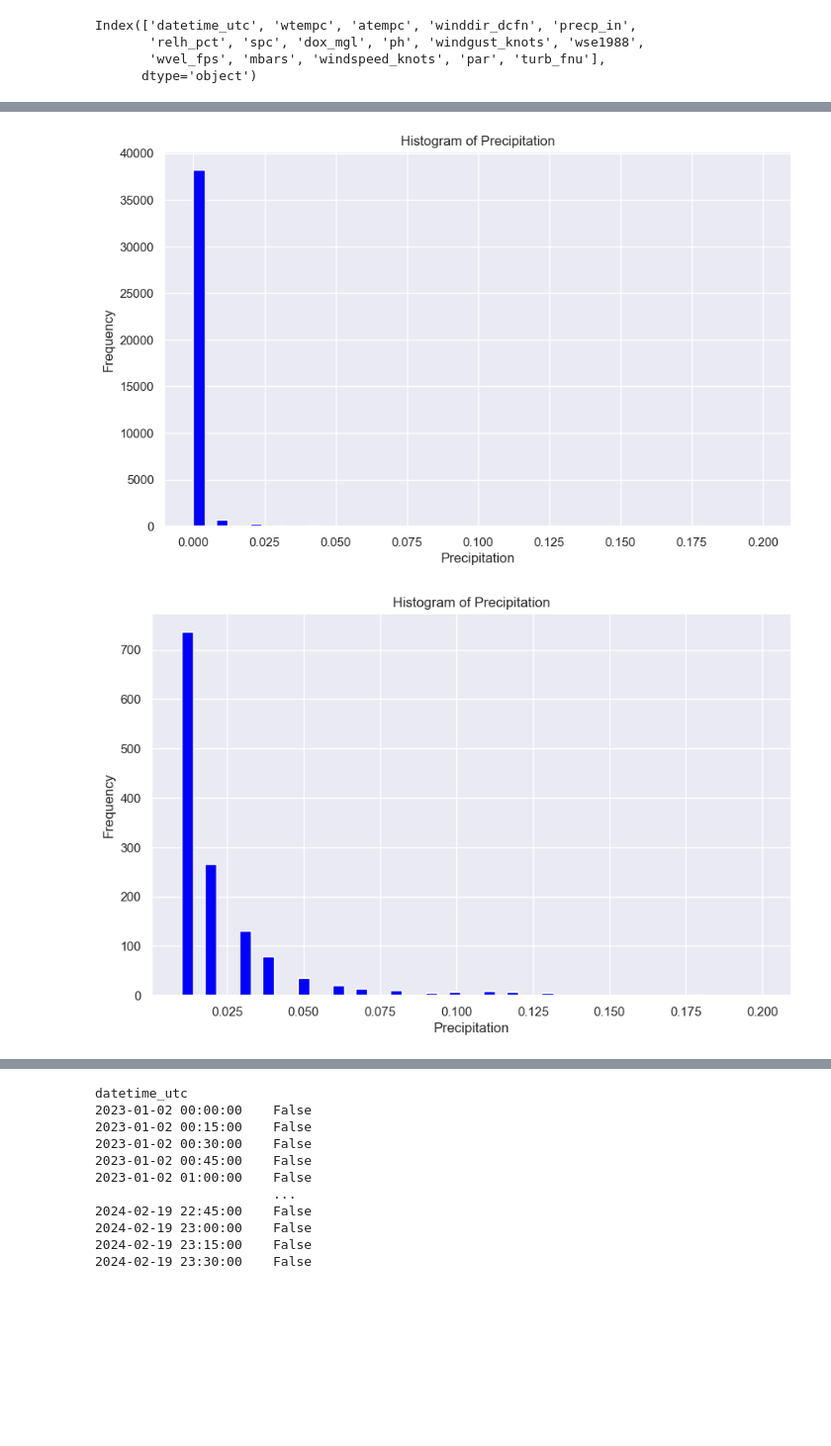
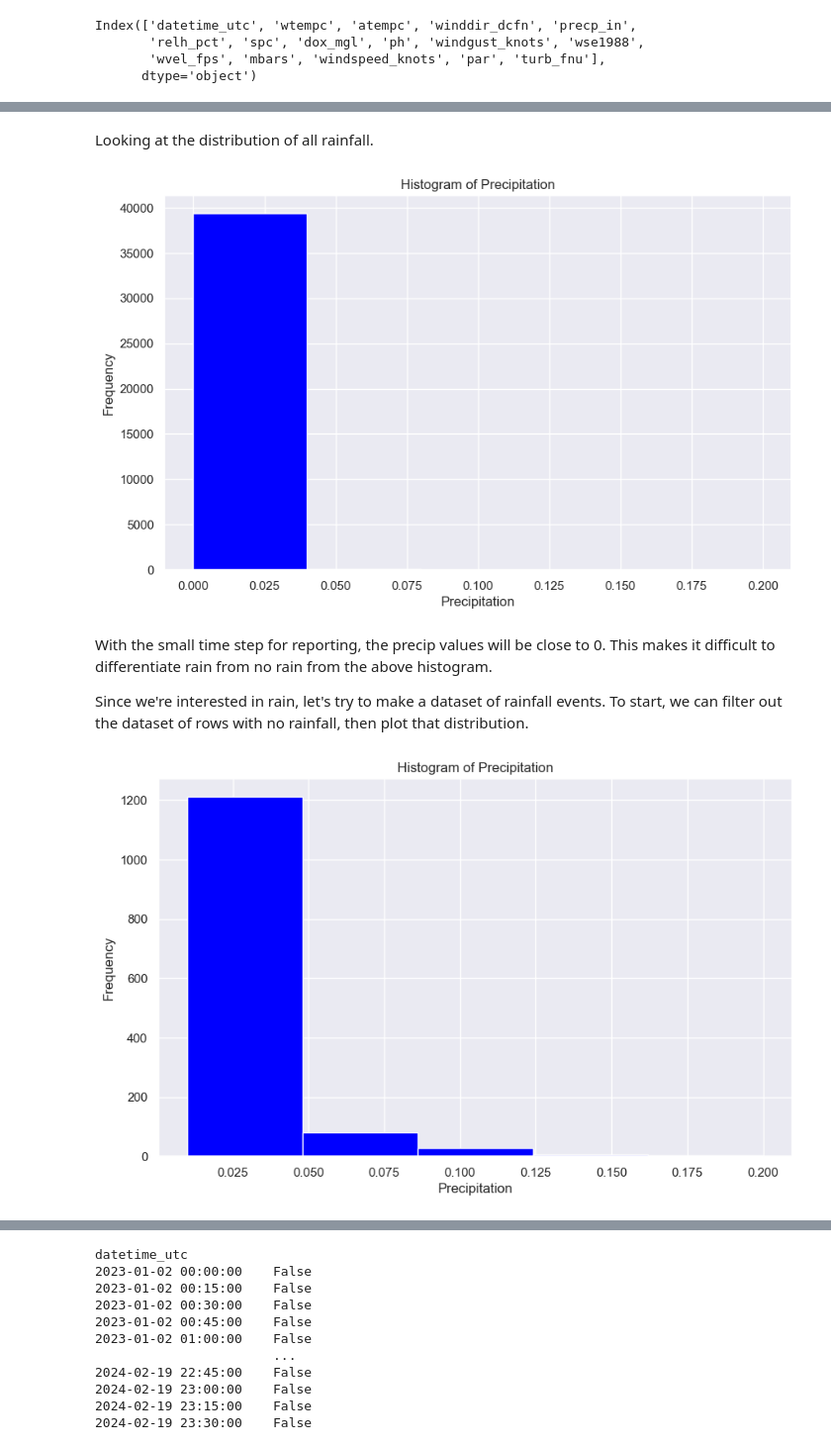
Before and after one commit to dmccormick15/ds-interviews, a Jupyter notebook: src/task_3.ipynb, the cells around one changed output, grey strips where cells are left out. Shown at 99% size. Cells and saved outputs as stored; diff of their text form; code cells hidden in the pictures; blank space fills up the shorter version.

```diff
--- a/src/task_3.ipynb
+++ b/src/task_3.ipynb
@@ -43,24 +42,30 @@ data['precp_in'].isnull().sum()
 precipt = data[['datetime_utc', 'precp_in']]
 precipt = precipt.set_index('datetime_utc')
 precipt.dropna(inplace=True)
+# %% [markdown]
+Looking at the distribution of all rainfall.
 # %%
 #plot histogram
 sns.set()
 plt.figure(figsize=(10, 6))
-plt.hist(precipt['precp_in'], bins=50, color='blue')
+plt.hist(precipt['precp_in'], bins=5, color='blue')
 plt.title('Histogram of Precipitation')
 plt.xlabel('Precipitation')
 plt.ylabel('Frequency')
 plt.show()
 # %% [output]
-[figure, old version]
+[figure, new version]
+# %% [markdown]
+With the small time step for reporting, the precip values will be close to 0. This makes it difficult to differentiate rain from no rain from the above histogram.
+
+Since we're interested in rain, let's try to make a dataset of rainfall events. To start, we can filter out the dataset of rows with no rainfall, then plot that distribution.
 # %%
 precip_nonzero = precipt[precipt['precp_in'] > 0]
 plt.figure(figsize=(10, 6))
-plt.hist(precip_nonzero['precp_in'], bins=50, color='blue')
+plt.hist(precip_nonzero['precp_in'], bins=5, color='blue')
 plt.title('Histogram of Precipitation')
 plt.xlabel('Precipitation')
 plt.ylabel('Frequency')
 plt.show()
 # %% [output]
-[figure, old version]
+[figure, new version]
```
Also changed, not shown: parts of 4 cells of this notebook, 2 other files.
